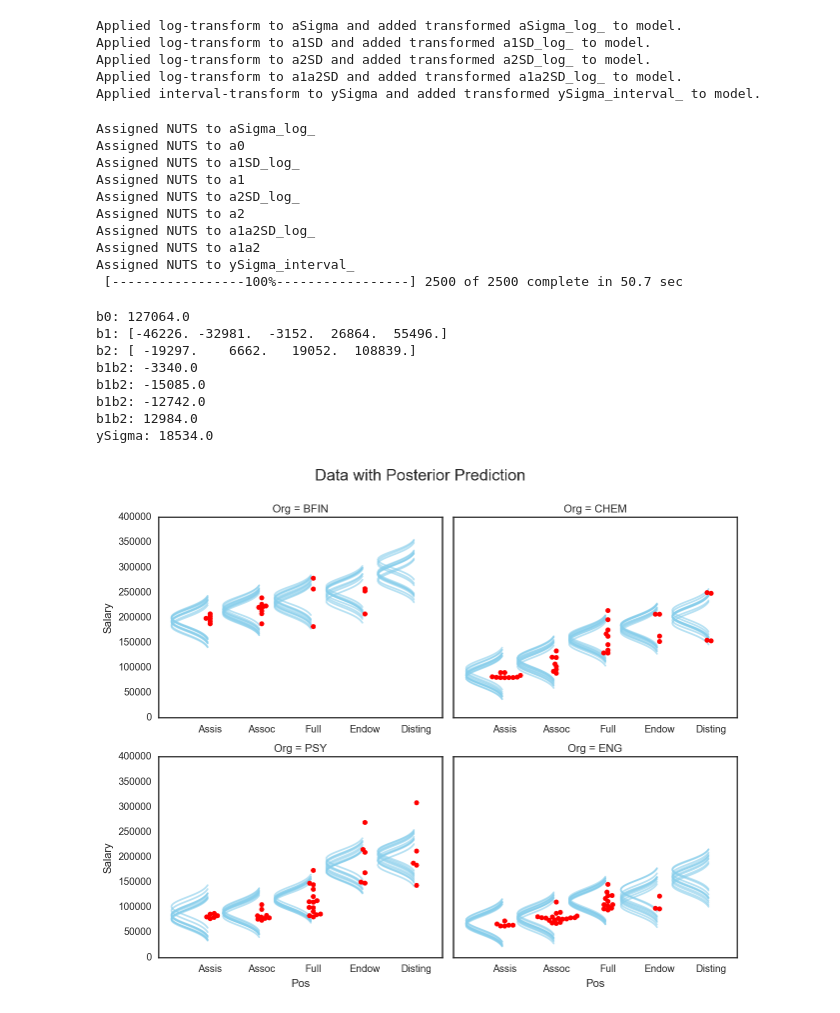
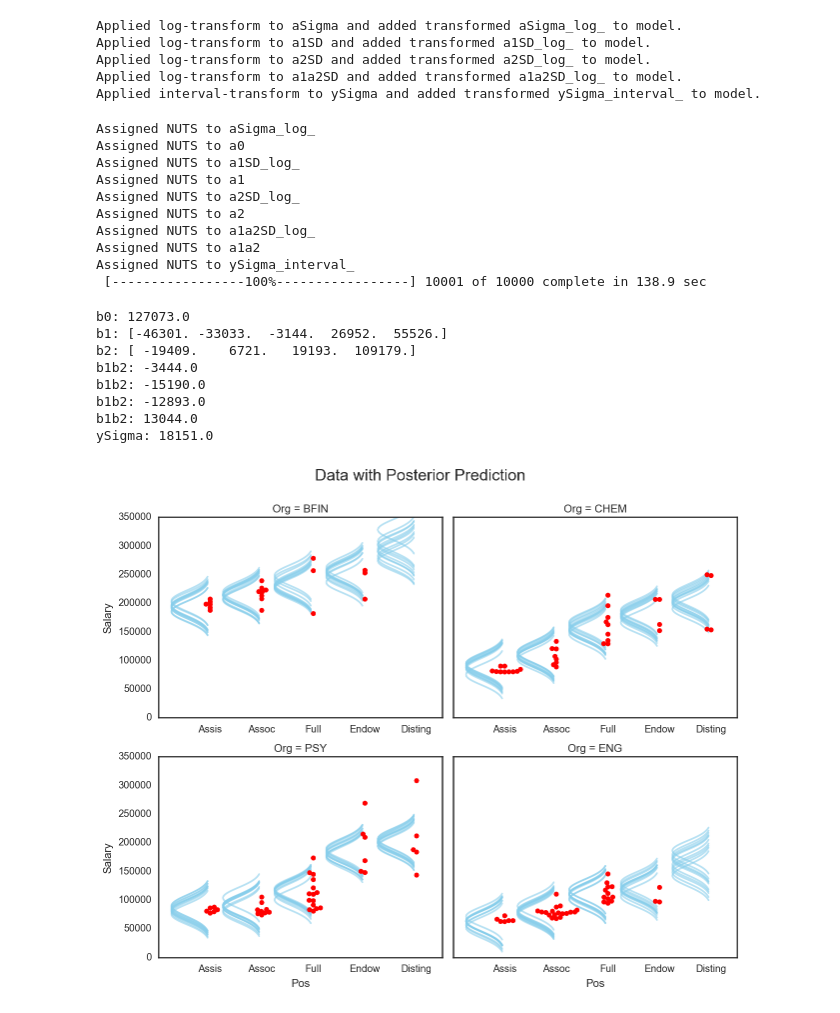
Before and after one commit to JWarmenhoven/DBDA-python, a Jupyter notebook: Notebooks/Chapter 20.ipynb, the cells around one changed output. Saved outputs shown, nothing was run; the diff lists cells and outputs as text; code cells hidden in the pictures.

```diff
--- a/Notebooks/Chapter 20.ipynb
+++ b/Notebooks/Chapter 20.ipynb
@@ -120,7 +119,7 @@ Applied log-transform to a2SD and added transformed a2SD_log_ to model.
 Applied log-transform to a1a2SD and added transformed a1a2SD_log_ to model.
 Applied interval-transform to ySigma and added transformed ySigma_interval_ to model.
 # %%
-n_samples = 2500
+n_samples = 10000
 with model1:
     trace1 = pmc.sample(n_samples)
 # %% [output]
@@ -133,7 +132,7 @@ Assigned NUTS to a2
 Assigned NUTS to a1a2SD_log_
 Assigned NUTS to a1a2
 Assigned NUTS to ySigma_interval_
- [-----------------100%-----------------] 2500 of 2500 complete in 50.7 sec
+ [-----------------100%-----------------] 10001 of 10000 complete in 138.9 sec
 # %%
 # Transforming the trace data to sum-to-zero values
 m = np.zeros((Nx1Lvl,Nx2Lvl, n_samples))
@@ -162,35 +161,36 @@ print('b1b2: {}'.format(np.round(np.mean(b1b2, axis=2))[0,12]))
 print('b1b2: {}'.format(np.round(np.mean(b1b2, axis=2))[2,12]))
 print('ySigma: {}'.format(np.round(np.mean(trace1['ySigma']))))
 # %% [output]
-b0: 127064.0
-b1: [-46226. -32981.  -3152.  26864.  55496.]
-b2: [ -19297.    6662.   19052.  108839.]
-b1b2: -3340.0
-b1b2: -15085.0
-b1b2: -12742.0
-b1b2: 12984.0
-ySigma: 18534.0
+b0: 127073.0
+b1: [-46301. -33033.  -3144.  26952.  55526.]
+b2: [ -19409.    6721.   19193.  109179.]
+b1b2: -3444.0
+b1b2: -15190.0
+b1b2: -12893.0
+b1b2: 13044.0
+ySigma: 18151.0
 # %%
 burnin = 200
 scale = trace1['ySigma'][burnin:]
 
 # Figure 20.8 in the book shows the Salary data for four of the sixty departments.
 # Let's create the subset for plotting.
 subset_org = ['BFIN', 'CHEM', 'PSY', 'ENG']
 subset_df = df[df.Org.isin(subset_org)]
 
 fg = sns.FacetGrid(subset_df, col='Org', col_order=subset_org,
                    col_wrap=2, size=3.5, aspect=1.3, despine=False, sharex=False)
 fg.map(sns.swarmplot, 'Pos', 'Salary', data=subset_df, color='r')
 fg.fig.suptitle('Data with Posterior Prediction', y=1.05, fontsize=16)
 for ax in fg.axes:
     ax.set_xlim(xmin=-1)
+    ax.set_ylim(ymin=0)
 
 for i, org_idx in enumerate([7,12,48,20]):
     for pos_idx in np.arange(5):
         plot_mustache(b0[burnin:]+
                       b1[pos_idx, burnin:]+
                       b2[org_idx,burnin:]+
                       b1b2[pos_idx,org_idx,burnin:], scale, pos_idx, ax=fg.axes.flatten()[i])
 # %% [output]
-[figure, old version]
+[figure, new version]
```
Also changed, not shown: parts of 5 cells of this notebook.
